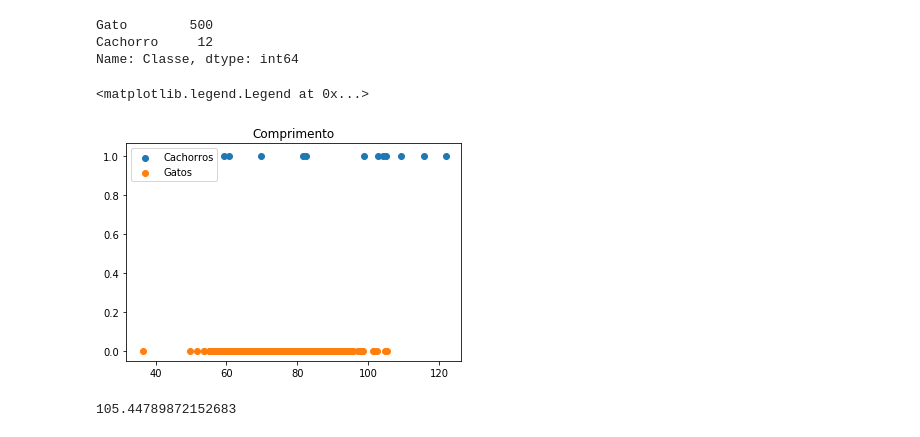
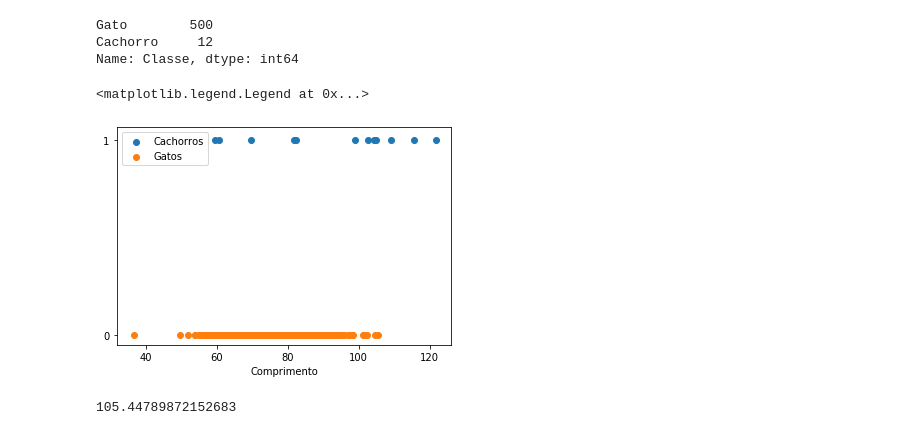
Before and after one commit to tmfilho/ml-examples, a Jupyter notebook: notebooks/cachorros-gatos.ipynb, the cells around one changed output. Drawn from its saved outputs; the diff is of its cells as text; code cells hidden in the pictures.

```diff
--- a/notebooks/cachorros-gatos.ipynb
+++ b/notebooks/cachorros-gatos.ipynb
@@ -205,13 +210,14 @@ Name: Classe, dtype: int64
 # %%
 dogs_height_cut = data_height_cut[data_height_cut['Classe'] == 'Cachorro']
 cats_height_cut = data_height_cut[data_height_cut['Classe'] == 'Gato']
 plt.scatter(dogs_height_cut['Comprimento'], np.ones(len(dogs_height_cut)), label='Cachorros')
 plt.scatter(cats_height_cut['Comprimento'], np.zeros(len(cats_height_cut)), label='Gatos')
-plt.title('Comprimento')
+plt.xlabel('Comprimento')
+plt.yticks([0, 1])
 plt.legend()
 # %% [output]
 <matplotlib.legend.Legend at 0x...>
-[figure, old version]
+[figure, new version]
 # %%
 cut_point_length = data_height_cut[data_height_cut['Classe'] == 'Gato']['Comprimento'].max()
 cut_point_length
```
Also changed, not shown: parts of 6 cells of this notebook.
